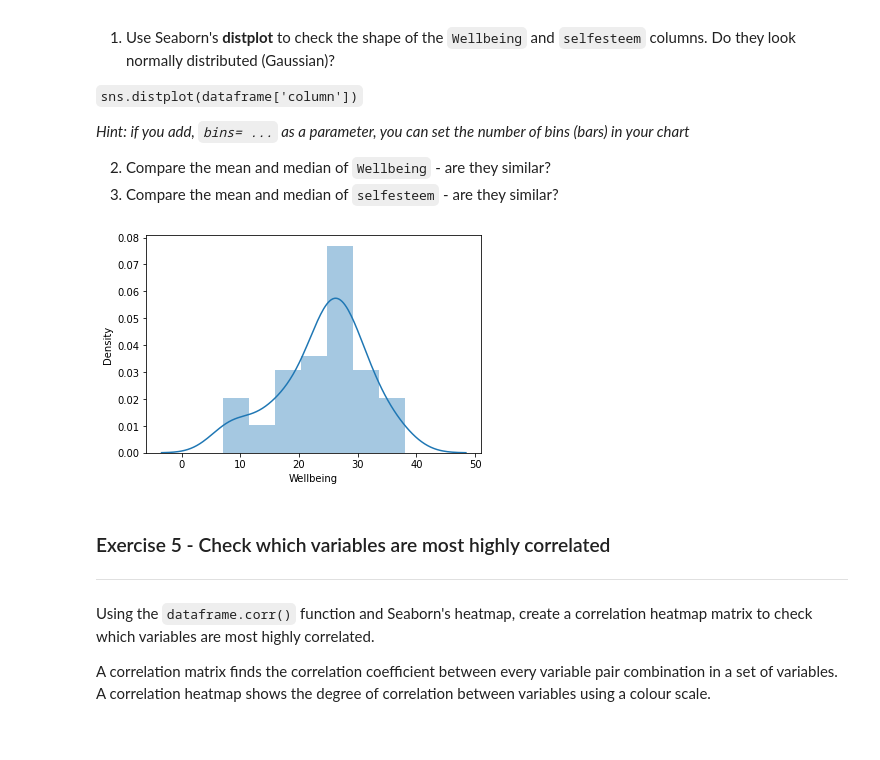
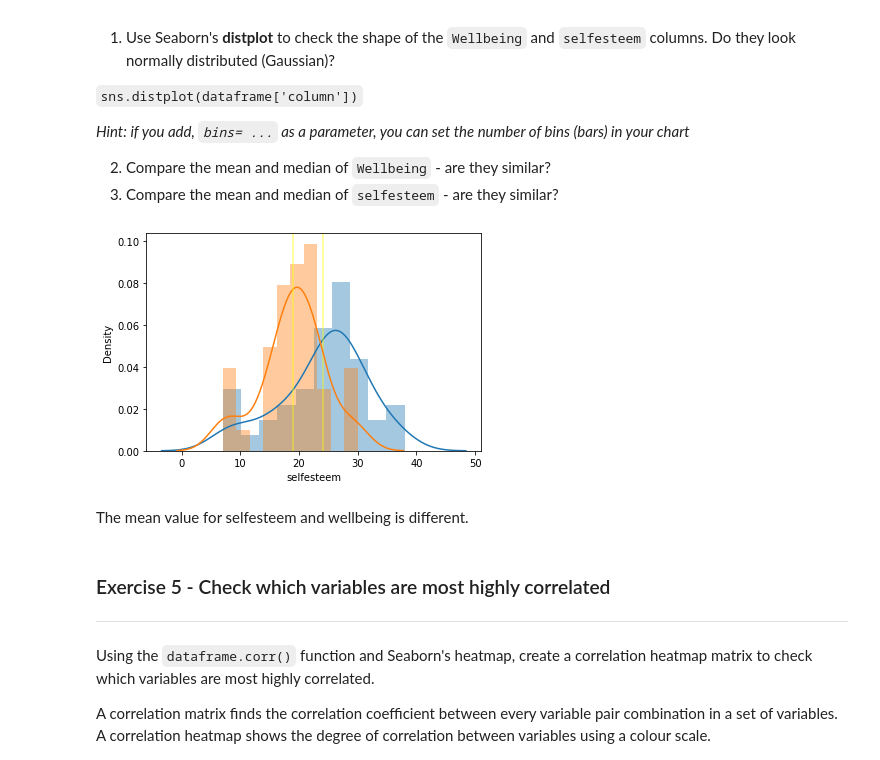
Before and after one commit to shammud/python, a Jupyter notebook: Copy_of_8_2_Correlation_exercises.ipynb, the cells around one changed output. Drawn from its saved outputs; the diff is of its cells as text; code cells hidden in the pictures; blank space fills up the shorter version.

```diff
--- a/Copy_of_8_2_Correlation_exercises.ipynb
+++ b/Copy_of_8_2_Correlation_exercises.ipynb
@@ -199,15 +199,21 @@ Linear regressions assume that the data is normally distributed (Gaussian) and t
 # %%
 import pandas as pd
 import seaborn as sns
+import matplotlib.pyplot as plt
+
 df=pd.read_csv("https://github.com/lilaceri/Working-with-data-/blob/b157a2feceb7709cf82426932385706d65446270/Data%20Sets%20for%20code%20divisio/Positive_Psychology_2017.csv?raw=true%22")
 
 def check_normality(column):
-  sns.distplot(df[column])
+  sns.distplot(df[column],bins=10)
+  plt.axvline(df[column].mean(), c='yellow',alpha=0.5)
+
 
 check_normality('Wellbeing')
-#check_normality('selfesteem')
+check_normality('selfesteem')
 # %% [output]
-[figure, old version]
+[figure, new version]
+# %% [markdown]
+The mean value for selfesteem and wellbeing is different.
 # %% [markdown]
 ### Exercise 5 - Check which variables are most highly correlated
 ---
```
Also changed, not shown: parts of 3 cells of this notebook.
